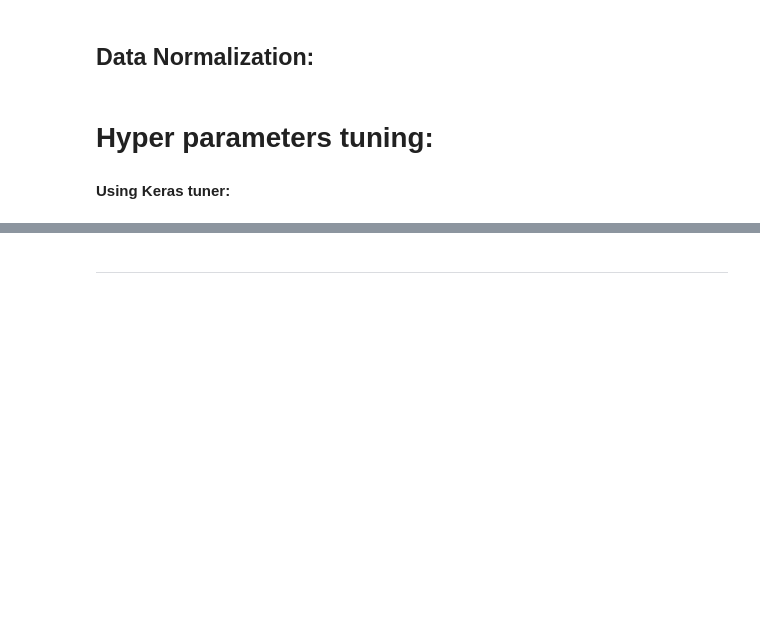
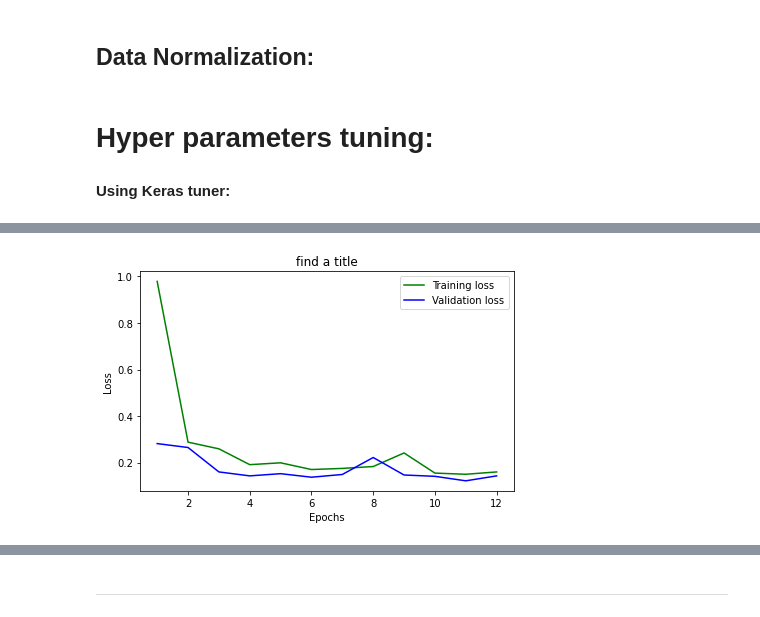
Before and after one commit to chungthuang/DeepLearning, a Jupyter notebook: Tuning.ipynb, the cells around one changed output, grey strips where cells are left out. Saved outputs shown, nothing was run; the diff lists cells and outputs as text; code cells hidden in the pictures; blank space fills up the shorter version.

```diff
--- a/Tuning.ipynb
+++ b/Tuning.ipynb
@@ -346,10 +630,10 @@ class MyHyperModel(kt.HyperModel):
 
     def build(self ,hp):
 
-        hp_units_1 = hp.Choice("Layer 1", [64, 128, 256])
-        hp_units_2 = hp.Choice("Layer 2", [16, 32]) # 64
-        hp_units_3 = hp.Choice("Layer 3", [4, 8, 16]) # 32, 64, 16
-        hp_activation = hp.Choice("activation", ["relu", "tanh"])
+        hp_units_1 = hp.Choice("Layer 1", [16, 32]) # 256
+        hp_units_2 = hp.Choice("Layer 2", [8, 16]) # 64
+        hp_units_3 = hp.Choice("Layer 3", [4, 8]) # 32, 64, 16
+        hp_activation = hp.Choice("activation", ["relu", "tanh"]) # "selu", "elu", "softsign", "softplus"
         hp_kernel_initializer = hp.Choice("kernel_initializer", ["glorot_uniform", "glorot_normal"])
         hp_learning_rate = hp.Float("learning_rate", 1e-4, 1e-2, sampling="log", default=1e-3)
         hp_loss = hp.Choice("loss_type", ["BC", "FL"])
@@ -361,8 +645,7 @@ class MyHyperModel(kt.HyperModel):
                         kernel_initializer = hp_kernel_initializer,
                         kernel_regularizer = tf.keras.regularizers.L2(0.1),
                         activation = hp_activation,
-                        input_dim = x_train.shape[-1]
-                           ))
+                        input_dim = x_train.shape[-1]))
 
         # Tune whether to use dropout.
         if hp.Boolean("Dropout 1"):
@@ -390,22 +673,24 @@ class MyHyperModel(kt.HyperModel):
             with hp.conditional_scope("loss_type", ["BC"]):
                 model.compile(optimizer=tf.keras.optimizers.Adam(learning_rate = hp_learning_rate),
                         loss = tf.keras.losses.BinaryCrossentropy(),
-                        metrics= [tf.keras.metrics.Accuracy(), tf.keras.metrics.AUC(),
-                                  tf.keras.metrics.Recall(), f1])
+                        metrics= ["accuracy", tf.keras.metrics.AUC(name="auc"),
+                                  tf.keras.metrics.Precision(name="precision"),
+                                  tf.keras.metrics.Recall(name="recall"), f1])
         if hp_loss == "FL":
             with hp.conditional_scope("loss_type", ["FL"]):
                 model.compile(optimizer=tf.keras.optimizers.Adam(learning_rate = hp_learning_rate),
                         loss = tf.keras.losses.BinaryFocalCrossentropy(gamma = hp_gamma),
-                        metrics= [tf.keras.metrics.Accuracy(), tf.keras.metrics.AUC(),
-                                  tf.keras.metrics.Recall(), f1])
+                        metrics= ["accuracy", tf.keras.metrics.AUC(name="auc"),
+                                  tf.keras.metrics.Precision(name="precision"),
+                                  tf.keras.metrics.Recall(name="recall"), f1])
 
         return model
 
     def fit(self, hp, model, x, y, validation_data=None, **kwargs):
         hp_batch_size = hp.Choice("batch_size", [16, 32, 64])
 
-        if hp.Boolean("normalize"):
-            x = layers.Normalization()(x)
+#         if hp.Boolean("normalize"):
+#             x = layers.Normalization()(x)
         return model.fit(
             x,
             y,
@@ -421,7 +706,7 @@ tuner = kt.BayesianOptimization(
     hypermodel = MyHyperModel(),
     objective = kt.Objective("val_f1", direction="max"),
     seed = SEED,
-    max_trials = 100,
+    max_trials = 50,
     overwrite=True,
     directory = 'Deep_learning_project',
     project_name = "Default_predictions"
@@ -500,0 +777,15 @@ resultsDF
+# %%
+EarlyStop = EarlyStopping(monitor='val_f1', mode="max", patience=5, verbose=0)
+
+CallBacksList = [EarlyStop,]
+# %%
+history = best_model_params.fit(x_train,
+            y_train,
+            epochs = 500,
+            # Tune whether to shuffle the data in each epoch.
+            shuffle= True,
+            validation_data = (x_val, y_val),
+            batch_size = 64,
+            class_weight = ClassWeights,
+            callbacks = CallBacksList,
+            )
@@ -500,0 +830,4 @@ resultsDF
+# %%
+visualize_loss(history, "find a title")
+# %% [output]
+[figure, added]
```
Also changed, not shown: parts of 96 cells of this notebook.
